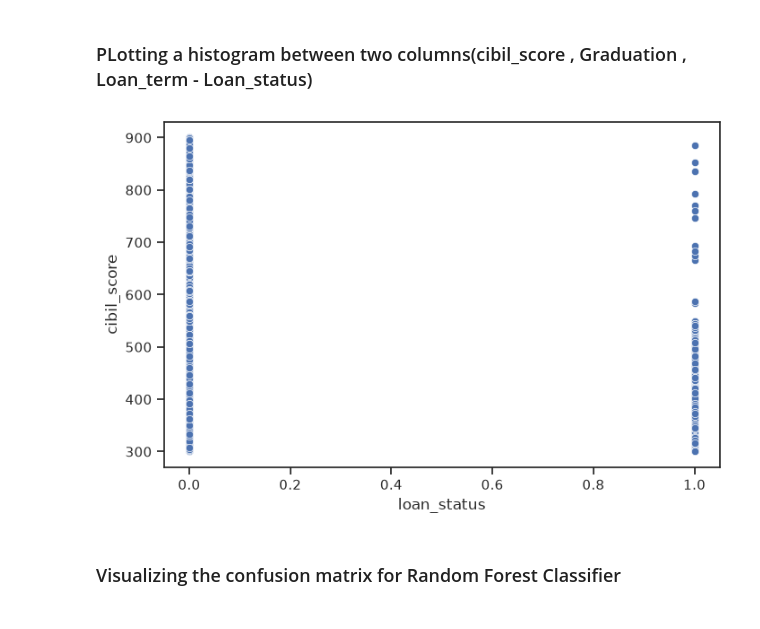
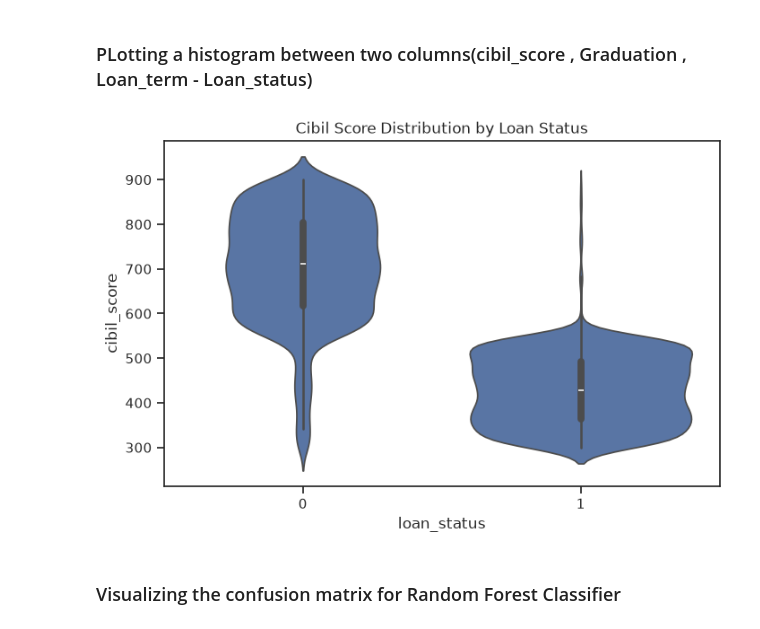
Before and after one commit to Yglitch/Loan-Approval-Prediction-System, a Jupyter notebook: loan_train.ipynb, the cells around one changed output. Saved outputs shown, nothing was run; the diff lists cells and outputs as text; code cells hidden in the pictures.

Commit message:
visuals

```diff
--- a/loan_train.ipynb
+++ b/loan_train.ipynb
@@ -238,14 +238,19 @@ scores
 # hence random forest is selected
 # %% [markdown]
 ### PLotting a histogram between two columns(cibil_score , Graduation , Loan_term - Loan_status)
-# %%
-plt.figure(figsize=(8,5))
-
-sns.scatterplot(data=df, y='cibil_score', x='loan_status')
-
-plt.show()
-# %% [output]
-[figure, removed]
+# %%
+plt.figure(figsize=(8,5))
+
+sns.violinplot(
+    data=df,
+    x='loan_status',
+    y='cibil_score'
+)
+
+plt.title("Cibil Score Distribution by Loan Status")
+plt.show()
+# %% [output]
+[figure, added]
 # %% [markdown]
 ### Visualizing the confusion matrix for Random Forest Classifier
 # %%
```
